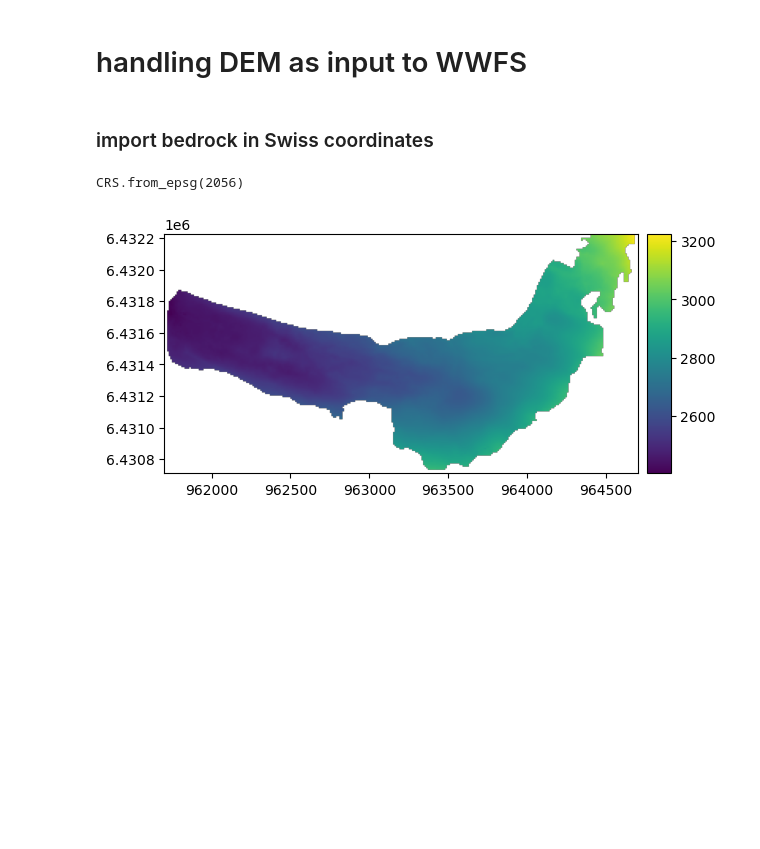
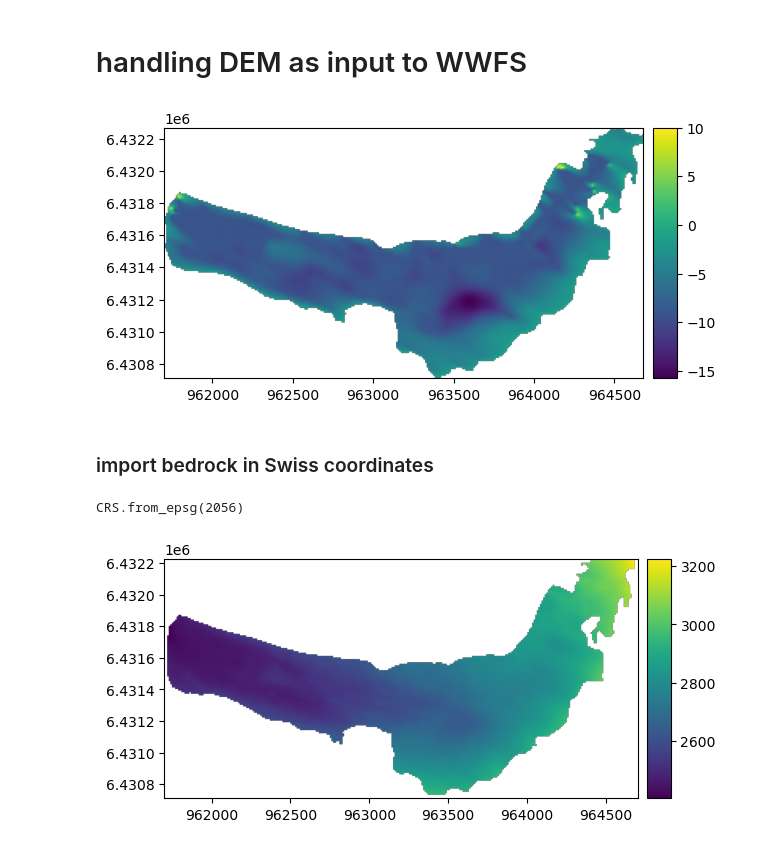
Before and after one commit to christopheogier/bonne_pierre_hydraulic_barriers, a Jupyter notebook: notebooks/DEM_handling.ipynb, the cells around one changed output. Saved outputs shown, nothing was run; the diff lists cells and outputs as text; code cells hidden in the pictures; blank space fills up the shorter version.

```diff
--- a/notebooks/DEM_handling.ipynb
+++ b/notebooks/DEM_handling.ipynb
@@ -26,6 +26,15 @@ from xdem.spatialstats import nmad
 # %%
 datadir_in = "/scratch-3/cogier/data/BonnePierre_input/"
 datadir_out = "/scratch-3/cogier/data/BonnePierre_output"
+# %%
+# uncertainties on bedrock
+bed_gpr_plus = xdem.DEM("/scratch-3/cogier/data/BonnePierre_input/WWFS_input/bedrock_gpr_plus5m_1m.tif")
+bed_gpr_minus = xdem.DEM("/scratch-3/cogier/data/BonnePierre_input/WWFS_input/bedrock_gpr_minus5m_1m.tif")
+# %%
+bed_diff = bed_gpr_plus - bed_gpr_minus
+bed_diff.plot()
+# %% [output]
+[figure, added]
 # %% [markdown]
 ### import bedrock in Swiss coordinates ###
 # %%
```
Also changed, not shown: parts of 14 cells of this notebook, 2 other files.
